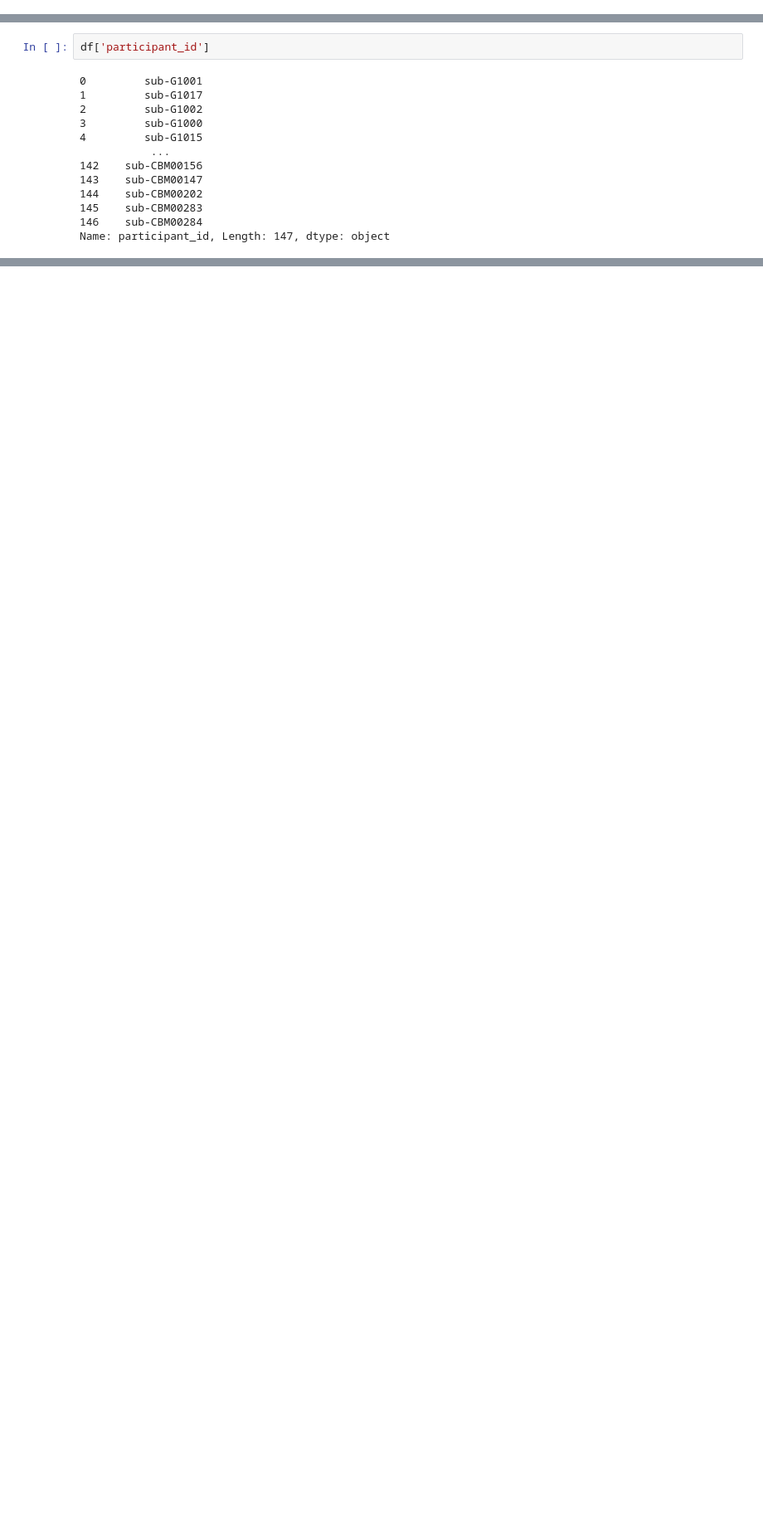
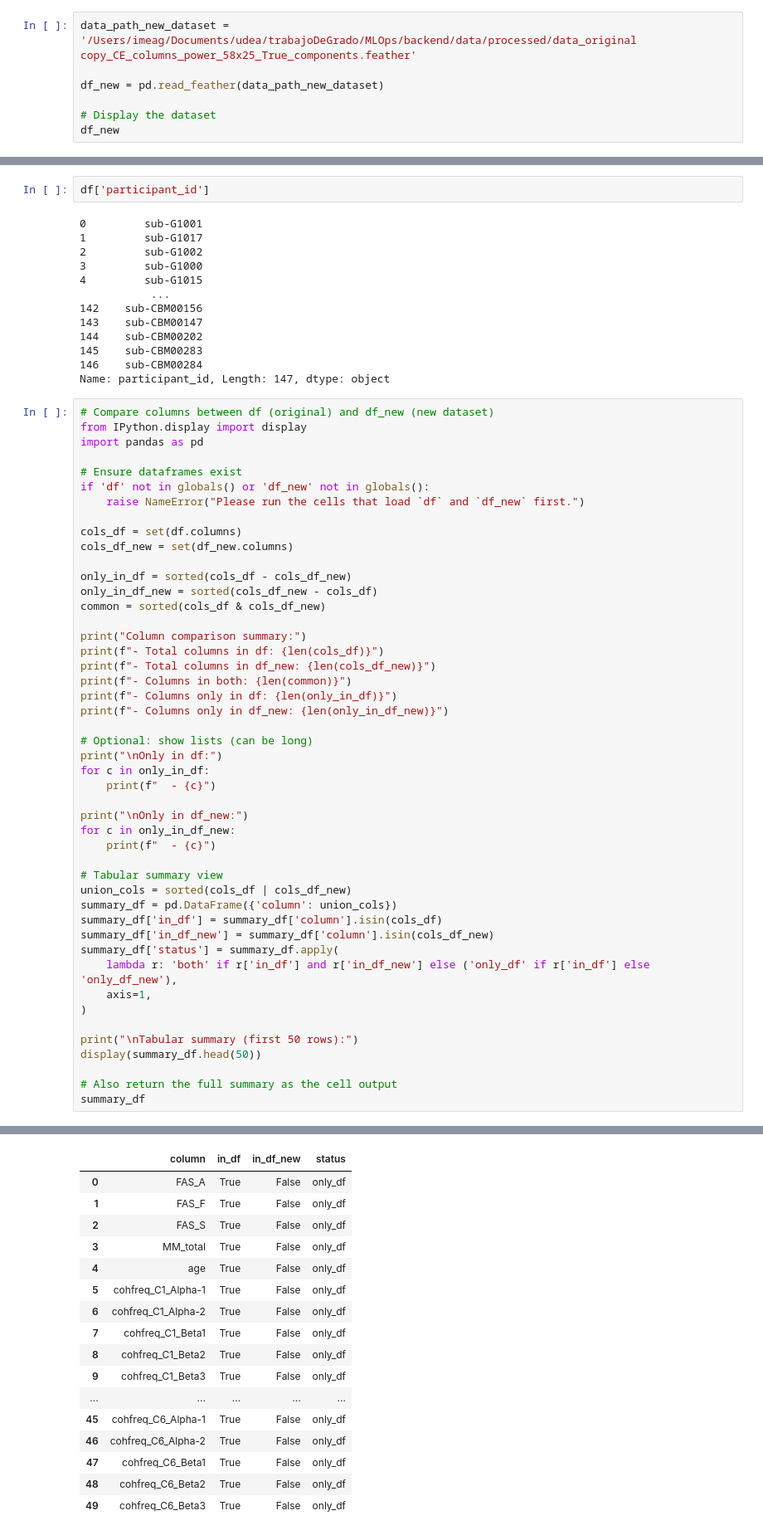
Before and after one commit to imEag/MLOps, a Jupyter notebook: backend/data/test.ipynb, the cells around one changed output, grey strips where cells are left out. Shown at 83% size. Drawn from its saved outputs; the diff is of its cells as text; blank space fills up the shorter version.

```diff
--- a/backend/data/test.ipynb
+++ b/backend/data/test.ipynb
@@ -21,3 +21,10 @@ df
 | 145 | 0.126420 | 0.064147 | 0.215086 | 0.328707 | 0.149636 | 0.022322 | ... |
 | 146 | 0.168872 | 0.100585 | 0.307603 | 0.183302 | 0.074554 | 0.046767 | ... |
 147 rows × 625 columns
+# %%
+data_path_new_dataset = '/Users/imeag/Documents/udea/trabajoDeGrado/MLOps/backend/data/processed/data_original copy_CE_columns_power_58x25_True_components.feather'
+
+df_new = pd.read_feather(data_path_new_dataset)
+
+# Display the dataset
+df_new
@@ -83,3 +98,51 @@ df['participant_id']
 145    sub-CBM00283
 146    sub-CBM00284
 Name: participant_id, Length: 147, dtype: object
+# %%
+# Compare columns between df (original) and df_new (new dataset)
+from IPython.display import display
+import pandas as pd
+
+# Ensure dataframes exist
+if 'df' not in globals() or 'df_new' not in globals():
+    raise NameError("Please run the cells that load `df` and `df_new` first.")
+
+cols_df = set(df.columns)
+cols_df_new = set(df_new.columns)
+
+only_in_df = sorted(cols_df - cols_df_new)
+only_in_df_new = sorted(cols_df_new - cols_df)
+common = sorted(cols_df & cols_df_new)
+
+print("Column comparison summary:")
+print(f"- Total columns in df: {len(cols_df)}")
+print(f"- Total columns in df_new: {len(cols_df_new)}")
+print(f"- Columns in both: {len(common)}")
+print(f"- Columns only in df: {len(only_in_df)}")
+print(f"- Columns only in df_new: {len(only_in_df_new)}")
+
+# Optional: show lists (can be long)
+print("\nOnly in df:")
+for c in only_in_df:
+    print(f"  - {c}")
+
+print("\nOnly in df_new:")
+for c in only_in_df_new:
+    print(f"  - {c}")
+
+# Tabular summary view
+union_cols = sorted(cols_df | cols_df_new)
+summary_df = pd.DataFrame({'column': union_cols})
+summary_df['in_df'] = summary_df['column'].isin(cols_df)
+summary_df['in_df_new'] = summary_df['column'].isin(cols_df_new)
+summary_df['status'] = summary_df.apply(
+    lambda r: 'both' if r['in_df'] and r['in_df_new'] else ('only_df' if r['in_df'] else 'only_df_new'),
+    axis=1,
+)
+
+print("\nTabular summary (first 50 rows):")
+display(summary_df.head(50))
+
+# Also return the full summary as the cell output
+summary_df
+# %% [output]
@@ -85,0 +166,17 @@ Name: participant_id, Length: 147, dtype: object
+|  | column | in_df | in_df_new | status |
+| 0 | FAS_A | True | False | only_df |
+| 1 | FAS_F | True | False | only_df |
+| 2 | FAS_S | True | False | only_df |
+| 3 | MM_total | True | False | only_df |
+| 4 | age | True | False | only_df |
+| 5 | cohfreq_C1_Alpha-1 | True | False | only_df |
+| 6 | cohfreq_C1_Alpha-2 | True | False | only_df |
+| 7 | cohfreq_C1_Beta1 | True | False | only_df |
+| 8 | cohfreq_C1_Beta2 | True | False | only_df |
+| 9 | cohfreq_C1_Beta3 | True | False | only_df |
+| ... | ... | ... | ... | ... |
+| 45 | cohfreq_C6_Alpha-1 | True | False | only_df |
+| 46 | cohfreq_C6_Alpha-2 | True | False | only_df |
+| 47 | cohfreq_C6_Beta1 | True | False | only_df |
+| 48 | cohfreq_C6_Beta2 | True | False | only_df |
+| 49 | cohfreq_C6_Beta3 | True | False | only_df |
```
Also changed, not shown: parts of 2 cells of this notebook, 6 other files.
